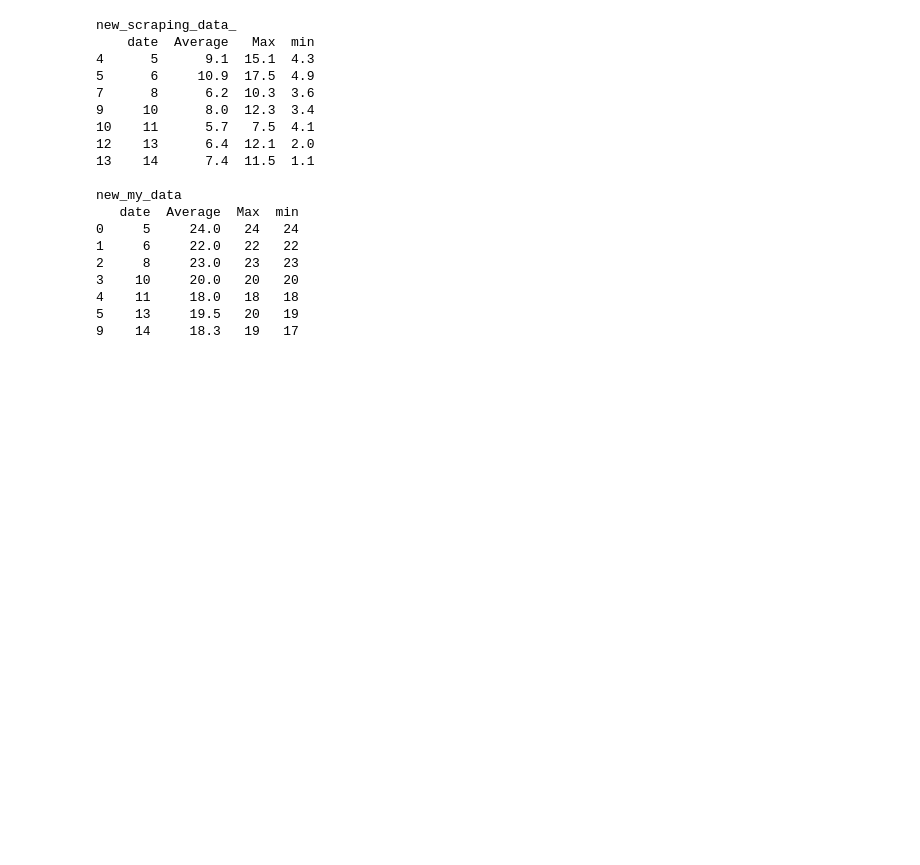
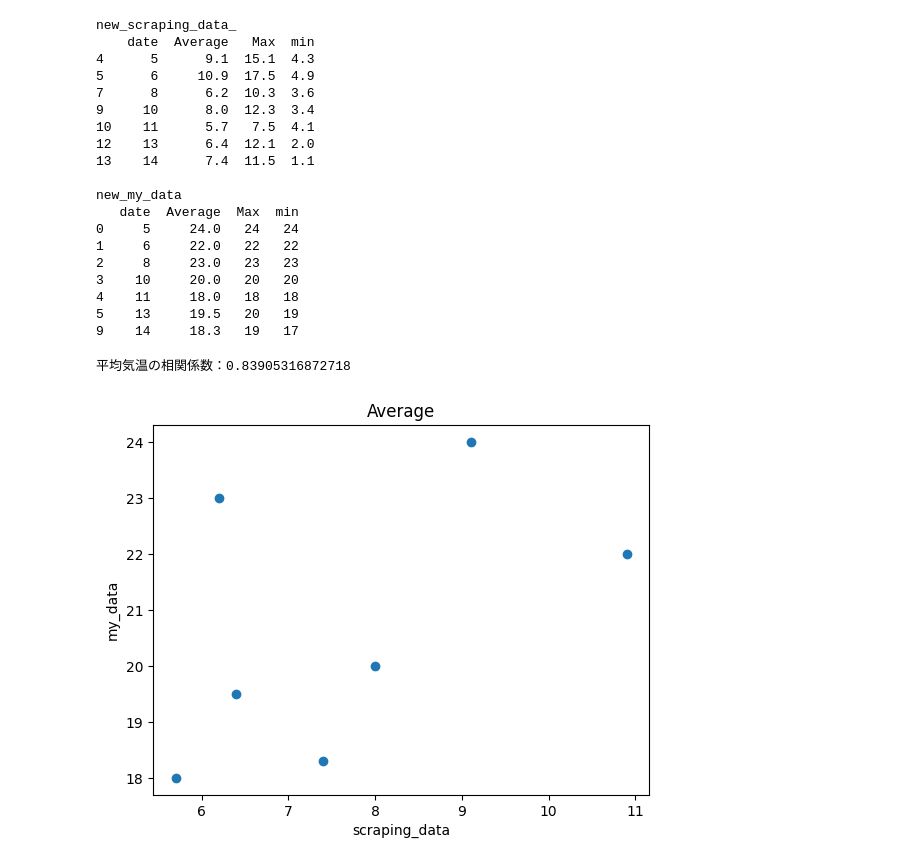
Before and after one commit to ko-to-m/ds-programming, a Jupyter notebook: verification.ipynb, the cells around one changed output. Drawn from its saved outputs; the diff is of its cells as text; code cells hidden in the pictures; blank space fills up the shorter version.

```diff
--- a/verification.ipynb
+++ b/verification.ipynb
@@ -199,3 +201,24 @@ new_my_data
 4    11     18.0   18   18
 5    13     19.5   20   19
 9    14     18.3   19   17
+# %%
+def corr(a, b): # 散布図と相関係数を出す関数
+    # 散布図
+    x = new_scraping_data_[a]
+    y = new_my_data[a]
+
+    plt.title(a)
+    plt.xlabel("scraping_data")
+    plt.ylabel("my_data")
+    plt.scatter(x, y)
+
+
+    # 相関係数
+    res = x.corr(y)
+    print(f'{b}気温の相関係数：{res}')
+# %%
+# 平均気温
+corr('Average', '平均')
+# %% [output]
+平均気温の相関係数：0.83905316872718
+[figure, added]
```
Also changed, not shown: parts of 7 cells of this notebook.
